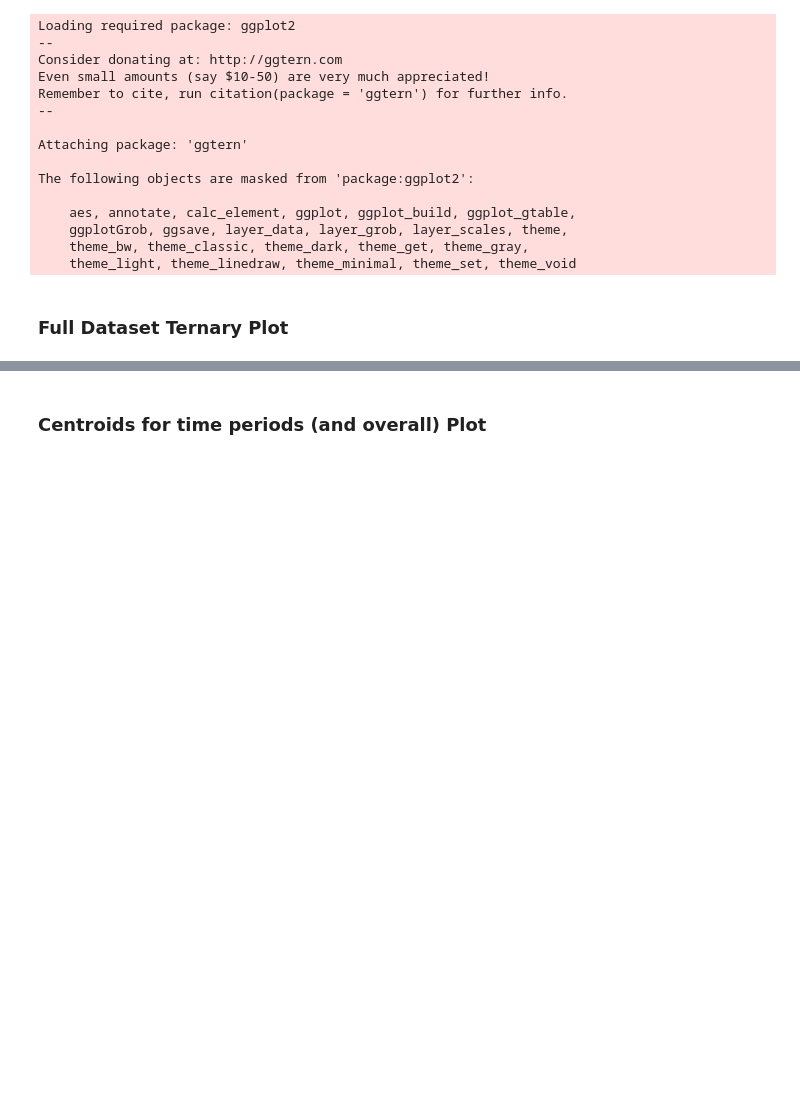
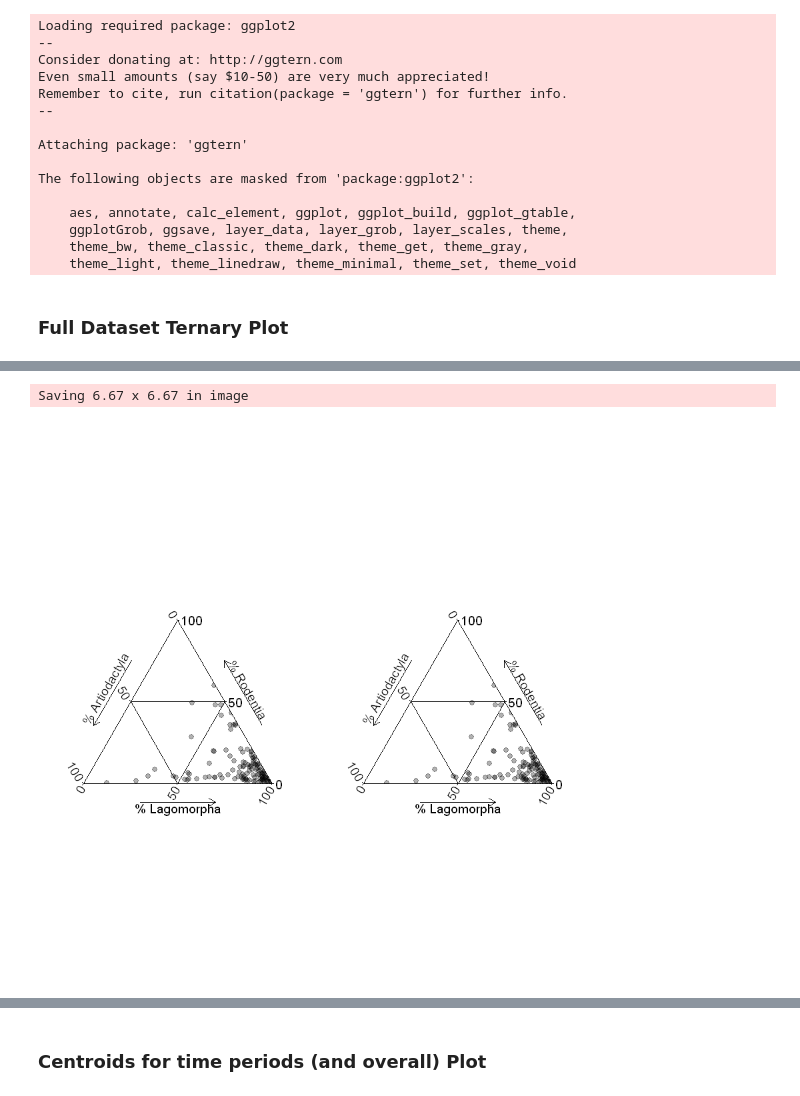
Before and after one commit to josephbeaver/TernaryEuclidean, a Jupyter notebook: Hohokam Data Analysis.ipynb, the cells around one changed output, grey strips where cells are left out. Cells and saved outputs as stored; diff of their text form; code cells hidden in the pictures; blank space fills up the shorter version.

```diff
--- a/Hohokam Data Analysis.ipynb
+++ b/Hohokam Data Analysis.ipynb
@@ -87,2 +89,8 @@ Tarrowlab("% Rodentia") + Rarrowlab("% Lagomorpha") + Larrowlab("% Artiodactyla"
+# %%
+sidebyside = grid.arrange(fullPlot, fullPlot, nrow=1)
+ggsave("fulldata.svg", plot=sidebyside, device="svg")
+# %% [output]
+Saving 6.67 x 6.67 in image
+[figure, added]
 # %%
 ps = c("A", "B", "C", "D", "T")
```
Also changed, not shown: parts of 11 cells of this notebook, 1 other file.
